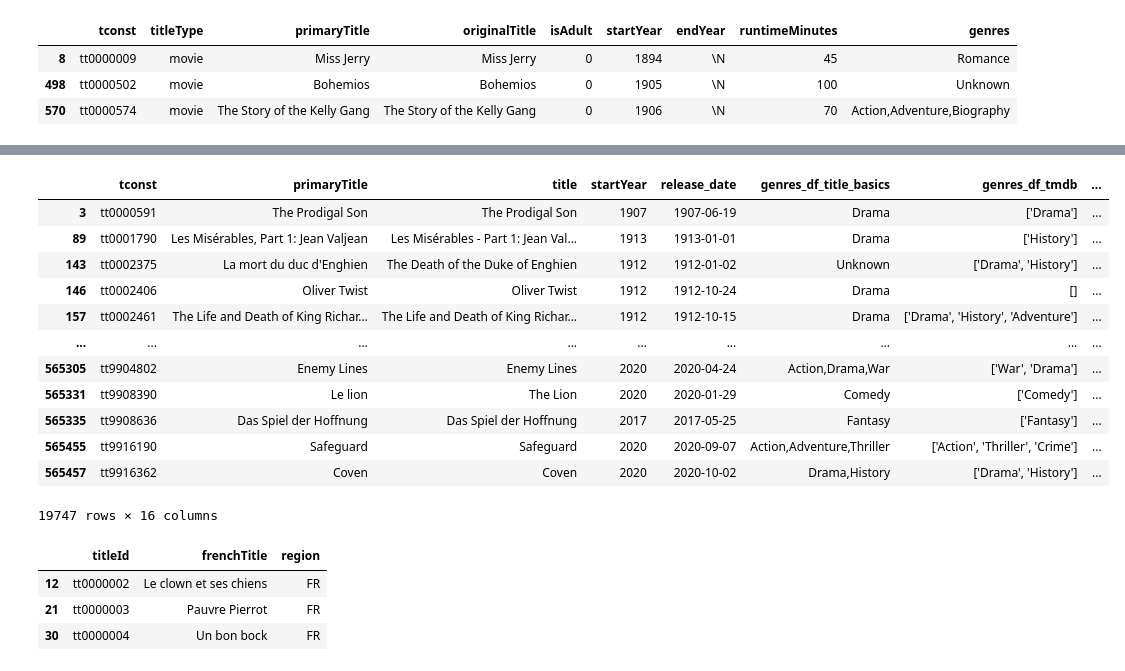
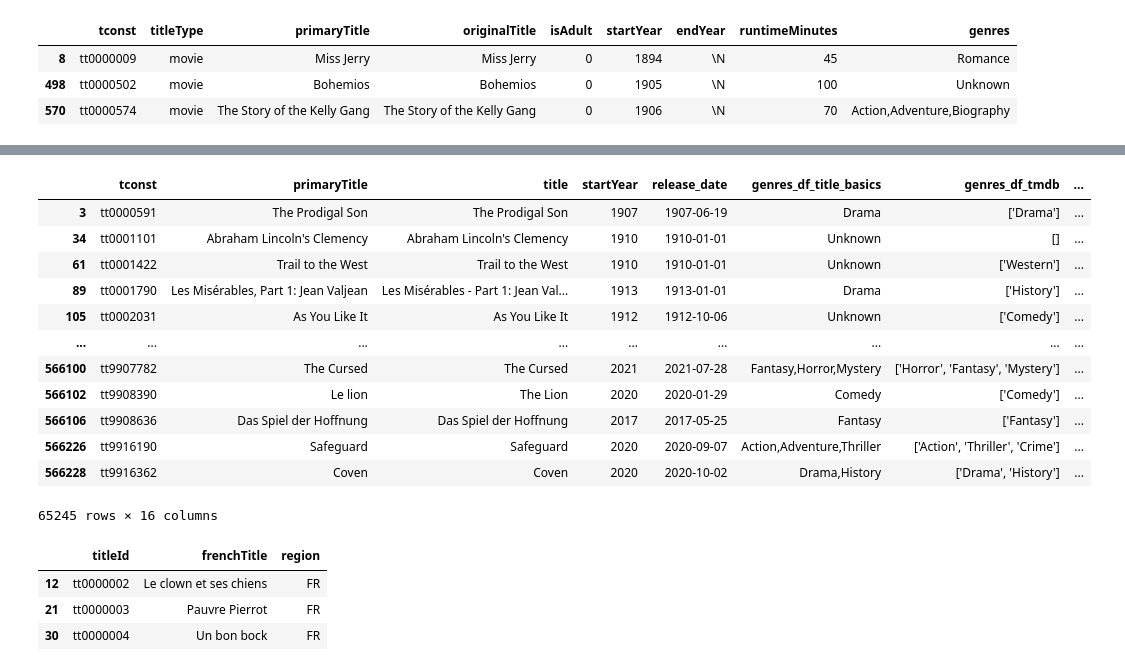
Before and after one commit to Idumii/WildCodeSchool-Projet2, a Jupyter notebook: data/nettoyage.ipynb, the cells around one changed output, grey strips where cells are left out. Drawn from its saved outputs; the diff is of its cells as text; code cells hidden in the pictures.

```diff
--- a/data/nettoyage.ipynb
+++ b/data/nettoyage.ipynb
@@ -101,47 +129,45 @@ df_merged = pd.merge(df_title_basics_copy, df_tmdb, left_on='tconst', right_on='
 df_merged = df_merged.drop(columns=['isAdult', 'originalTitle', 'endYear', 'adult', 'budget', 'homepage', 'imdb_id', 'original_title', 'titleType', 'runtime'])
 
 # On transforme les colonnes 'runtimeMinutes', 'id', 'popularity', 'runtime', 'revenue', 'vote_average', 'vote_count' en numérique
 df_merged['runtimeMinutes'] = pd.to_numeric(df_merged['runtimeMinutes'], errors='coerce', downcast='signed').astype('Int64')
 df_merged['id'] = pd.to_numeric(df_merged['id'], errors='coerce', downcast='integer').astype('Int64')
 df_merged['popularity'] = pd.to_numeric(df_merged['popularity'], errors='coerce', downcast='signed')
 df_merged['revenue'] = pd.to_numeric(df_merged['revenue'], errors='coerce', downcast='signed')
 df_merged['vote_average'] = pd.to_numeric(df_merged['vote_average'], errors='coerce', downcast='signed')
 df_merged['vote_count'] = pd.to_numeric(df_merged['vote_count'], errors='coerce', downcast='signed').astype('Int64')
 
 # On transforme la colonne 'startYear' en datetime
 df_title_basics_copy['startYear'] = pd.to_numeric(df_title_basics_copy['startYear'], errors='coerce',downcast ='signed').astype('Int64')
 df_merged['startYear'] = pd.to_datetime(df_merged['startYear'], format='%Y', errors='coerce').dt.to_period('Y')
 
 # On transforme la colonne 'release_date' en datetime
 df_merged['release_date'] = pd.to_datetime(df_merged['release_date'], format='%Y-%m-%d', errors='coerce').dt.date
 
 # On filtre la colonne 'production_country' pour ne garder que les pays de production souhaités : USA,FR,GB
-df_filtered = df_merged[df_merged['production_countries'].str.contains('USA|GB|FR', na=False)]
+df_filtered = df_merged[df_merged['production_countries'].str.contains('USA|GB|FR|US', na=False)]
 
 # On réorganise les colonnes : 'tconst', 'primaryTitle', 'title', 'startYear', 'release_date', 'genre_x', 'genre_y', 'production_countries', 'runtimeMinutes', 'vote_average', 'vote_count', 'popularity', 'revenue', 'tagline', 'overview', 'id'
 df_filtered = df_filtered[['tconst', 'primaryTitle', 'title', 'startYear', 'release_date', 'genres_x', 'genres_y', 'production_countries', 'runtimeMinutes', 'vote_average', 'vote_count', 'popularity', 'revenue', 'tagline', 'overview', 'id']]
 
 # Renomme la colonne 'genres_x' en 'genres_df_title_basics' et genres_y en 'genres_df_tmdb'
 df_filtered = df_filtered.rename(columns={'genres_x': 'genres_df_title_basics', 'genres_y': 'genres_df_tmdb'})
 
-# On enlève les doublons de la colonne 'primaryTitle'
-df_filtered = df_filtered.drop_duplicates(subset=['primaryTitle'])
 
 df_filtered
 # %% [output]
 |  | tconst | primaryTitle | title | startYear | release_date | genres_df_title_basics | genres_df_tmdb | ... |
 | 3 | tt0000591 | The Prodigal Son | The Prodigal Son | 1907 | 1907-06-19 | Drama | ['Drama'] | ... |
+| 34 | tt0001101 | Abraham Lincoln's Clemency | Abraham Lincoln's Clemency | 1910 | 1910-01-01 | Unknown | [] | ... |
+| 61 | tt0001422 | Trail to the West | Trail to the West | 1910 | 1910-01-01 | Unknown | ['Western'] | ... |
 | 89 | tt0001790 | Les Misérables, Part 1: Jean Valjean | Les Misérables - Part 1: Jean Val... | 1913 | 1913-01-01 | Drama | ['History'] | ... |
-| 143 | tt0002375 | La mort du duc d'Enghien | The Death of the Duke of Enghien | 1912 | 1912-01-02 | Unknown | ['Drama', 'History'] | ... |
-| 146 | tt0002406 | Oliver Twist | Oliver Twist | 1912 | 1912-10-24 | Drama | [] | ... |
-| 157 | tt0002461 | The Life and Death of King Richar... | The Life and Death of King Richar... | 1912 | 1912-10-15 | Drama | ['Drama', 'History', 'Adventure'] | ... |
+| 105 | tt0002031 | As You Like It | As You Like It | 1912 | 1912-10-06 | Unknown | ['Comedy'] | ... |
 | ... | ... | ... | ... | ... | ... | ... | ... | ... |
-| 565305 | tt9904802 | Enemy Lines | Enemy Lines | 2020 | 2020-04-24 | Action,Drama,War | ['War', 'Drama'] | ... |
-| 565331 | tt9908390 | Le lion | The Lion | 2020 | 2020-01-29 | Comedy | ['Comedy'] | ... |
-| 565335 | tt9908636 | Das Spiel der Hoffnung | Das Spiel der Hoffnung | 2017 | 2017-05-25 | Fantasy | ['Fantasy'] | ... |
-| 565455 | tt9916190 | Safeguard | Safeguard | 2020 | 2020-09-07 | Action,Adventure,Thriller | ['Action', 'Thriller', 'Crime'] | ... |
-| 565457 | tt9916362 | Coven | Coven | 2020 | 2020-10-02 | Drama,History | ['Drama', 'History'] | ... |
+| 566100 | tt9907782 | The Cursed | The Cursed | 2021 | 2021-07-28 | Fantasy,Horror,Mystery | ['Horror', 'Fantasy', 'Mystery'] | ... |
+| 566102 | tt9908390 | Le lion | The Lion | 2020 | 2020-01-29 | Comedy | ['Comedy'] | ... |
+| 566106 | tt9908636 | Das Spiel der Hoffnung | Das Spiel der Hoffnung | 2017 | 2017-05-25 | Fantasy | ['Fantasy'] | ... |
+| 566226 | tt9916190 | Safeguard | Safeguard | 2020 | 2020-09-07 | Action,Adventure,Thriller | ['Action', 'Thriller', 'Crime'] | ... |
+| 566228 | tt9916362 | Coven | Coven | 2020 | 2020-10-02 | Drama,History | ['Drama', 'History'] | ... |
-19747 rows × 16 columns
+65245 rows × 16 columns
 # %%
 # Création d'un df pour les titres de films en francais et suppression des colonnes inutiles
 df_title_akas_clean = df_title_akas.copy()
```
Also changed, not shown: parts of 19 cells of this notebook, 2 other files.
